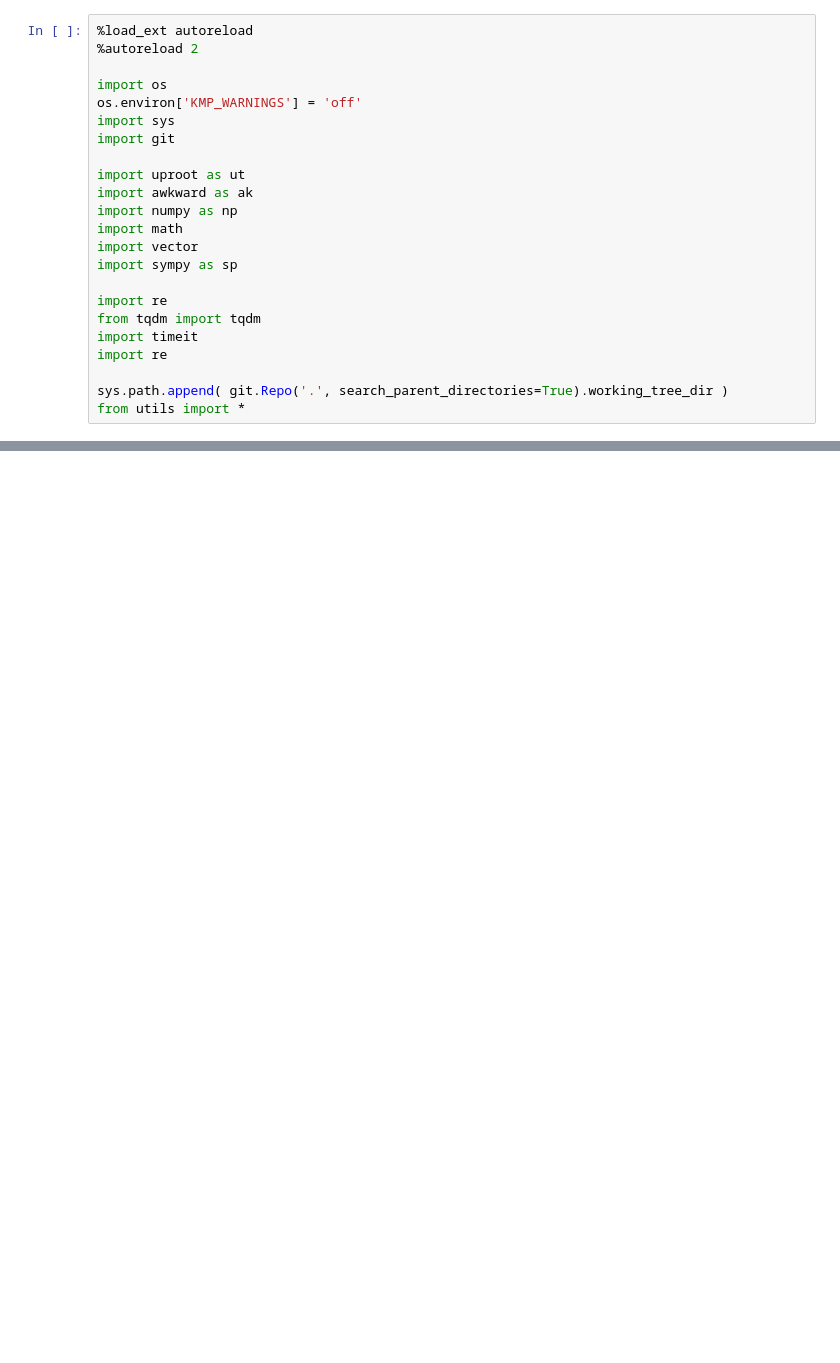
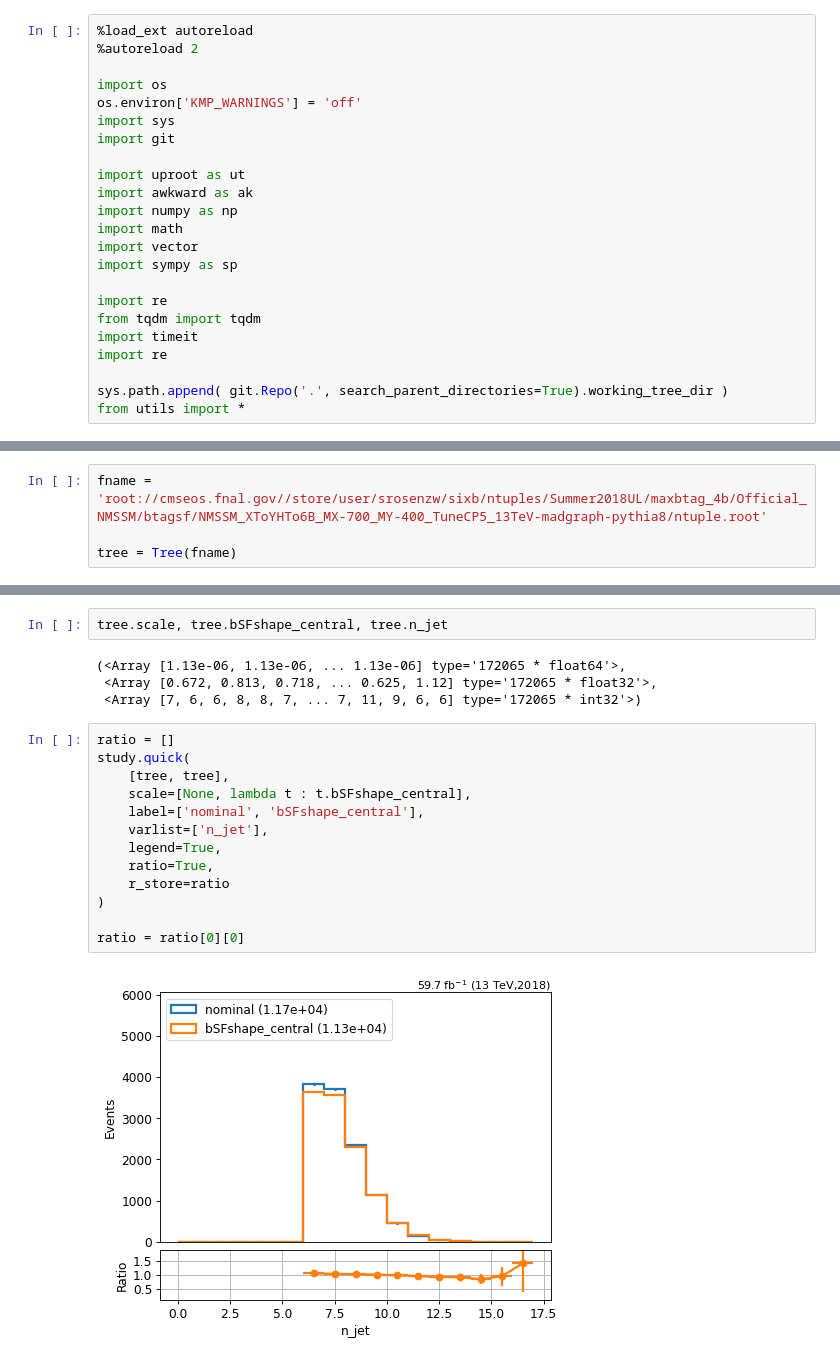
Before and after one commit to ekoenig4/analysis, a Jupyter notebook: jupyter/test_benchmark.ipynb, the cells around one changed output, grey strips where cells are left out. Cells and saved outputs as stored; diff of their text form; blank space fills up the shorter version.

```diff
--- a/jupyter/test_benchmark.ipynb
+++ b/jupyter/test_benchmark.ipynb
@@ -67,0 +28,4 @@ model.predict(jets, batch_size=None)
+# %%
+fname = 'root://cmseos.fnal.gov//store/user/srosenzw/sixb/ntuples/Summer2018UL/maxbtag_4b/Official_NMSSM/btagsf/NMSSM_XToYHTo6B_MX-700_MY-400_TuneCP5_13TeV-madgraph-pythia8/ntuple.root'
+
+tree = Tree(fname)
@@ -67,0 +55,21 @@ model.predict(jets, batch_size=None)
+# %%
+tree.scale, tree.bSFshape_central, tree.n_jet
+# %% [output]
+(<Array [1.13e-06, 1.13e-06, ... 1.13e-06] type='172065 * float64'>,
+ <Array [0.672, 0.813, 0.718, ... 0.625, 1.12] type='172065 * float32'>,
+ <Array [7, 6, 6, 8, 8, 7, ... 7, 11, 9, 6, 6] type='172065 * int32'>)
+# %%
+ratio = []
+study.quick(
+    [tree, tree],
+    scale=[None, lambda t : t.bSFshape_central],
+    label=['nominal', 'bSFshape_central'],
+    varlist=['n_jet'],
+    legend=True,
+    ratio=True,
+    r_store=ratio
+)
+
+ratio = ratio[0][0]
+# %% [output]
+[figure, added]
```
Also changed, not shown: parts of 15 cells of this notebook, 18 other files.
